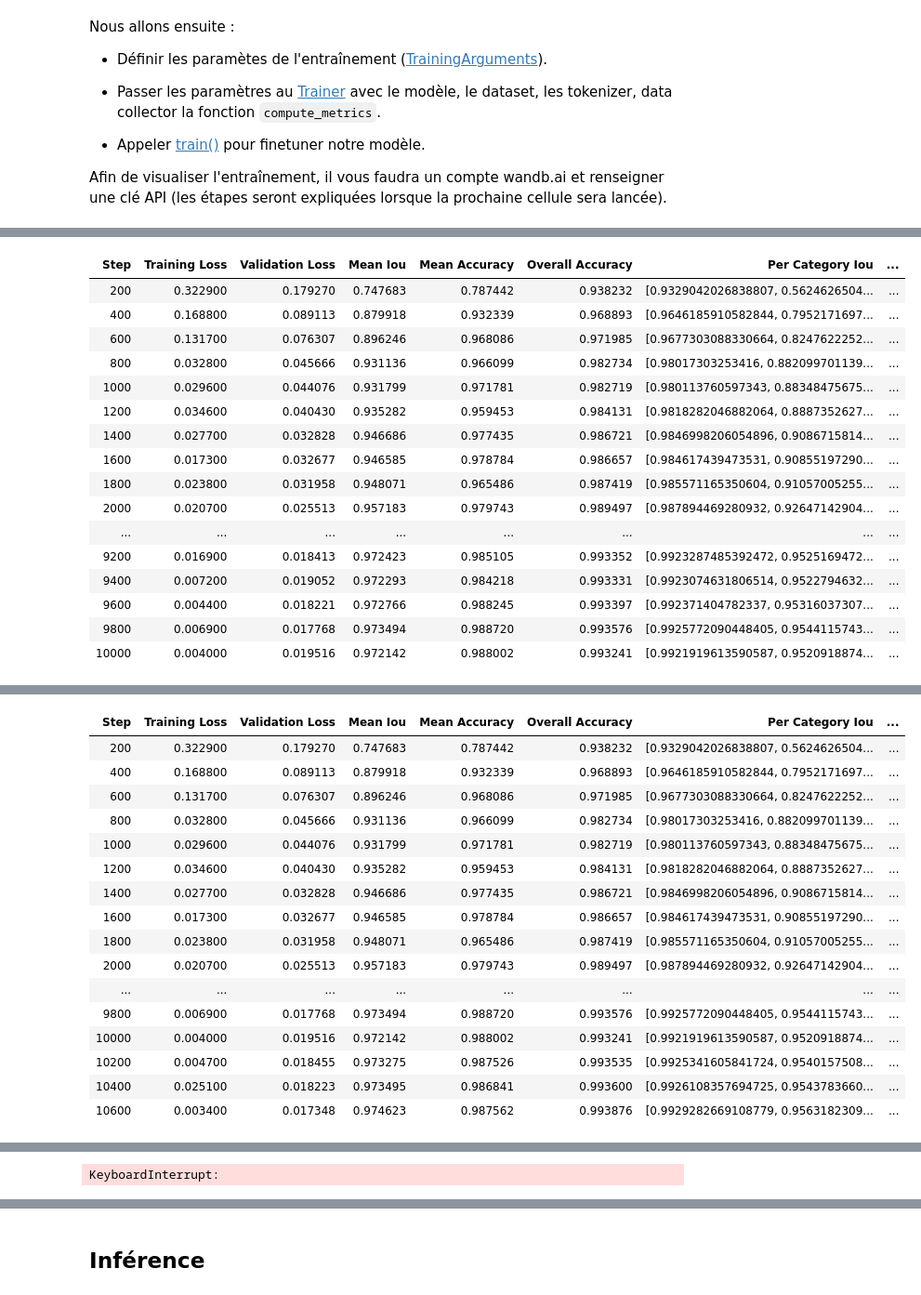
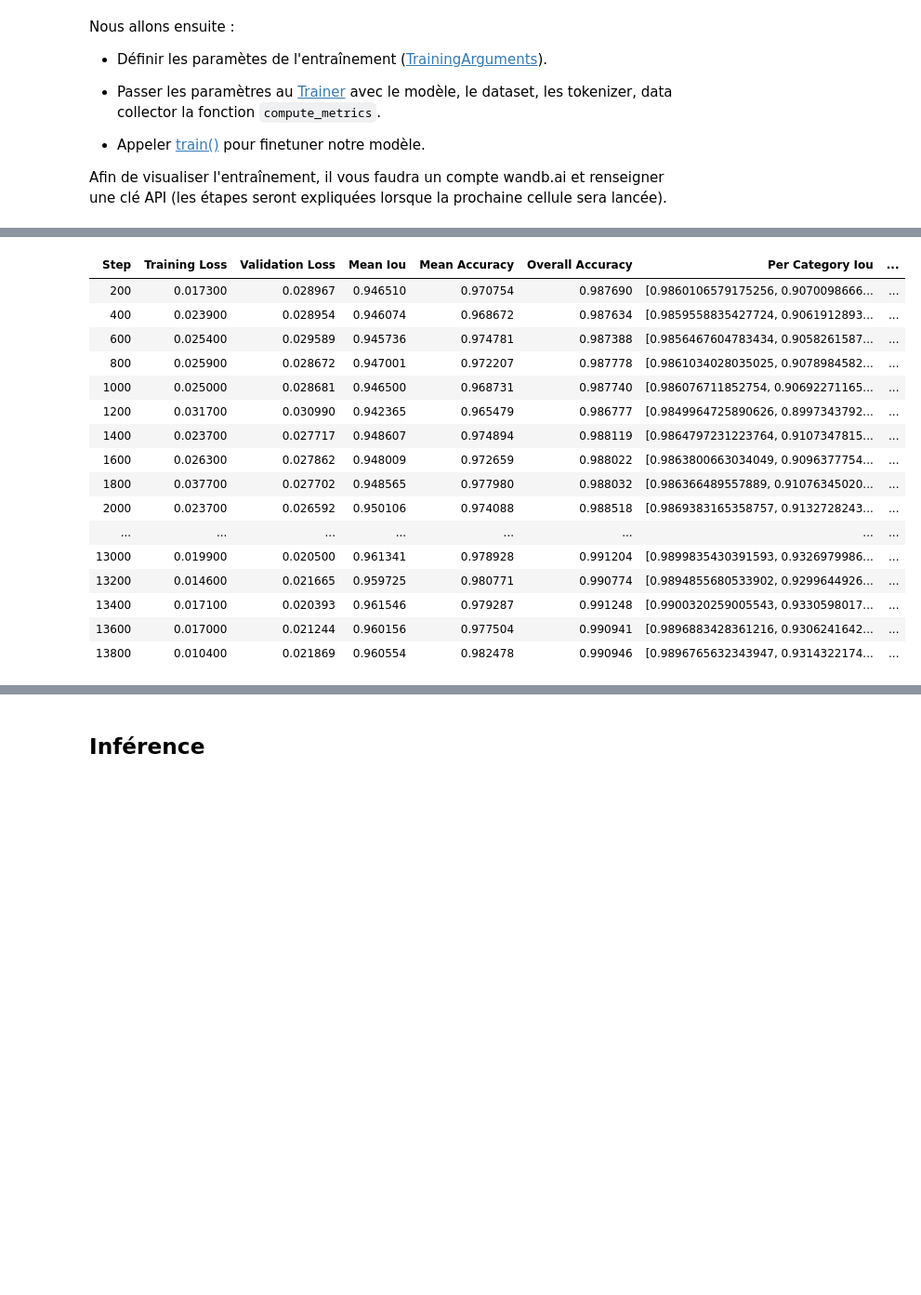
Before and after one commit to louisapraszezynki/acouslic-ai-challenge, a Jupyter notebook: semantic_segmentation_model.ipynb, the cells around one changed output, grey strips where cells are left out. Shown at 93% size. Drawn from its saved outputs; the diff is of its cells as text; code cells hidden in the pictures; blank space fills up the shorter version.

```diff
--- a/semantic_segmentation_model.ipynb
+++ b/semantic_segmentation_model.ipynb
@@ -30,4 +32,4 @@ Commencer par charger le dataset préparé pour la classification d'image, depui
 # %%
 from datasets import load_dataset
 
-ds = load_dataset('Louloubib/acouslic_ai_filtered_for_segmentation')
+ds = load_dataset('Louloubib/acouslic_ai_segmentation')
@@ -225,11 +194,13 @@ training_args = TrainingArguments(
     save_total_limit=3,
     eval_strategy="steps",
     save_strategy="steps",
-    save_steps=200,
+    save_steps=1000,
     eval_steps=200,
     logging_steps=1,
     eval_accumulation_steps=5,
     remove_unused_columns=False,
+    push_to_hub=True,
+    hub_strategy="every_save"
 )
 
 trainer = Trainer(
@@ -246,17 +217,17 @@ trainer.train()
 | Step | Training Loss | Validation Loss | Mean Iou | Mean Accuracy | Overall Accuracy | Per Category Iou | ... |
-| 200 | 0.322900 | 0.179270 | 0.747683 | 0.787442 | 0.938232 | [0.9329042026838807, 0.5624626504... | ... |
-| 400 | 0.168800 | 0.089113 | 0.879918 | 0.932339 | 0.968893 | [0.9646185910582844, 0.7952171697... | ... |
-| 600 | 0.131700 | 0.076307 | 0.896246 | 0.968086 | 0.971985 | [0.9677303088330664, 0.8247622252... | ... |
-| 800 | 0.032800 | 0.045666 | 0.931136 | 0.966099 | 0.982734 | [0.98017303253416, 0.882099701139... | ... |
-| 1000 | 0.029600 | 0.044076 | 0.931799 | 0.971781 | 0.982719 | [0.980113760597343, 0.88348475675... | ... |
-| 1200 | 0.034600 | 0.040430 | 0.935282 | 0.959453 | 0.984131 | [0.9818282046882064, 0.8887352627... | ... |
-| 1400 | 0.027700 | 0.032828 | 0.946686 | 0.977435 | 0.986721 | [0.9846998206054896, 0.9086715814... | ... |
-| 1600 | 0.017300 | 0.032677 | 0.946585 | 0.978784 | 0.986657 | [0.984617439473531, 0.90855197290... | ... |
-| 1800 | 0.023800 | 0.031958 | 0.948071 | 0.965486 | 0.987419 | [0.985571165350604, 0.91057005255... | ... |
-| 2000 | 0.020700 | 0.025513 | 0.957183 | 0.979743 | 0.989497 | [0.987894469280932, 0.92647142904... | ... |
+| 200 | 0.017300 | 0.028967 | 0.946510 | 0.970754 | 0.987690 | [0.9860106579175256, 0.9070098666... | ... |
+| 400 | 0.023900 | 0.028954 | 0.946074 | 0.968672 | 0.987634 | [0.9859558835427724, 0.9061912893... | ... |
+| 600 | 0.025400 | 0.029589 | 0.945736 | 0.974781 | 0.987388 | [0.9856467604783434, 0.9058261587... | ... |
+| 800 | 0.025900 | 0.028672 | 0.947001 | 0.972207 | 0.987778 | [0.9861034028035025, 0.9078984582... | ... |
+| 1000 | 0.025000 | 0.028681 | 0.946500 | 0.968731 | 0.987740 | [0.986076711852754, 0.90692271165... | ... |
+| 1200 | 0.031700 | 0.030990 | 0.942365 | 0.965479 | 0.986777 | [0.9849964725890626, 0.8997343792... | ... |
+| 1400 | 0.023700 | 0.027717 | 0.948607 | 0.974894 | 0.988119 | [0.9864797231223764, 0.9107347815... | ... |
+| 1600 | 0.026300 | 0.027862 | 0.948009 | 0.972659 | 0.988022 | [0.9863800663034049, 0.9096377754... | ... |
+| 1800 | 0.037700 | 0.027702 | 0.948565 | 0.977980 | 0.988032 | [0.986366489557889, 0.91076345020... | ... |
+| 2000 | 0.023700 | 0.026592 | 0.950106 | 0.974088 | 0.988518 | [0.9869383165358757, 0.9132728243... | ... |
 | ... | ... | ... | ... | ... | ... | ... | ... |
-| 9200 | 0.016900 | 0.018413 | 0.972423 | 0.985105 | 0.993352 | [0.9923287485392472, 0.9525169472... | ... |
-| 9400 | 0.007200 | 0.019052 | 0.972293 | 0.984218 | 0.993331 | [0.9923074631806514, 0.9522794632... | ... |
-| 9600 | 0.004400 | 0.018221 | 0.972766 | 0.988245 | 0.993397 | [0.992371404782337, 0.95316037307... | ... |
-| 9800 | 0.006900 | 0.017768 | 0.973494 | 0.988720 | 0.993576 | [0.9925772090448405, 0.9544115743... | ... |
-| 10000 | 0.004000 | 0.019516 | 0.972142 | 0.988002 | 0.993241 | [0.9921919613590587, 0.9520918874... | ... |
+| 13000 | 0.019900 | 0.020500 | 0.961341 | 0.978928 | 0.991204 | [0.9899835430391593, 0.9326979986... | ... |
+| 13200 | 0.014600 | 0.021665 | 0.959725 | 0.980771 | 0.990774 | [0.9894855680533902, 0.9299644926... | ... |
+| 13400 | 0.017100 | 0.020393 | 0.961546 | 0.979287 | 0.991248 | [0.9900320259005543, 0.9330598017... | ... |
+| 13600 | 0.017000 | 0.021244 | 0.960156 | 0.977504 | 0.990941 | [0.9896883428361216, 0.9306241642... | ... |
+| 13800 | 0.010400 | 0.021869 | 0.960554 | 0.982478 | 0.990946 | [0.9896765632343947, 0.9314322174... | ... |
@@ -281,17 +251,0 @@ Trainer is attempting to log a value of "[0.995217149580499, 0.9807868997401473]
-| Step | Training Loss | Validation Loss | Mean Iou | Mean Accuracy | Overall Accuracy | Per Category Iou | ... |
-| 200 | 0.322900 | 0.179270 | 0.747683 | 0.787442 | 0.938232 | [0.9329042026838807, 0.5624626504... | ... |
-| 400 | 0.168800 | 0.089113 | 0.879918 | 0.932339 | 0.968893 | [0.9646185910582844, 0.7952171697... | ... |
-| 600 | 0.131700 | 0.076307 | 0.896246 | 0.968086 | 0.971985 | [0.9677303088330664, 0.8247622252... | ... |
-| 800 | 0.032800 | 0.045666 | 0.931136 | 0.966099 | 0.982734 | [0.98017303253416, 0.882099701139... | ... |
-| 1000 | 0.029600 | 0.044076 | 0.931799 | 0.971781 | 0.982719 | [0.980113760597343, 0.88348475675... | ... |
-| 1200 | 0.034600 | 0.040430 | 0.935282 | 0.959453 | 0.984131 | [0.9818282046882064, 0.8887352627... | ... |
-| 1400 | 0.027700 | 0.032828 | 0.946686 | 0.977435 | 0.986721 | [0.9846998206054896, 0.9086715814... | ... |
-| 1600 | 0.017300 | 0.032677 | 0.946585 | 0.978784 | 0.986657 | [0.984617439473531, 0.90855197290... | ... |
-| 1800 | 0.023800 | 0.031958 | 0.948071 | 0.965486 | 0.987419 | [0.985571165350604, 0.91057005255... | ... |
-| 2000 | 0.020700 | 0.025513 | 0.957183 | 0.979743 | 0.989497 | [0.987894469280932, 0.92647142904... | ... |
-| ... | ... | ... | ... | ... | ... | ... | ... |
-| 9800 | 0.006900 | 0.017768 | 0.973494 | 0.988720 | 0.993576 | [0.9925772090448405, 0.9544115743... | ... |
-| 10000 | 0.004000 | 0.019516 | 0.972142 | 0.988002 | 0.993241 | [0.9921919613590587, 0.9520918874... | ... |
-| 10200 | 0.004700 | 0.018455 | 0.973275 | 0.987526 | 0.993535 | [0.9925341605841724, 0.9540157508... | ... |
-| 10400 | 0.025100 | 0.018223 | 0.973495 | 0.986841 | 0.993600 | [0.9926108357694725, 0.9543783660... | ... |
-| 10600 | 0.003400 | 0.017348 | 0.974623 | 0.987562 | 0.993876 | [0.9929282669108779, 0.9563182309... | ... |
@@ -304,3 +252,2 @@ Trainer is attempting to log a value of "[0.9962584715788966, 0.978865411170344]
-KeyboardInterrupt:
 # %% [markdown]
 Vous pouvez vous créer un compte sur huggingface.co, ce qui vous permettra de sauvegarder le modèle sur le hub, et le réutiliser facilement par la suite. Il vous faudra alors renseigner un token (que vous trouverez sur votre compte) et lancer les cellules suivantes [push_to_hub()](https://huggingface.co/docs/transformers/main/en/main_classes/trainer#transformers.Trainer.push_to_hub) :
```
Also changed, not shown: parts of 11 cells of this notebook.
